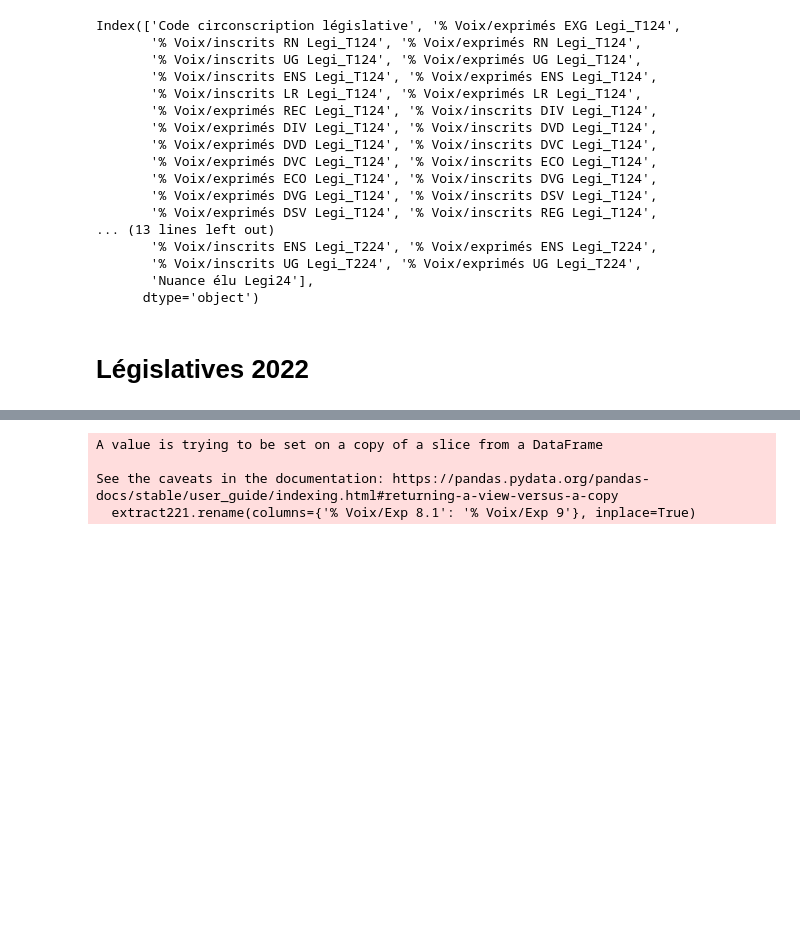
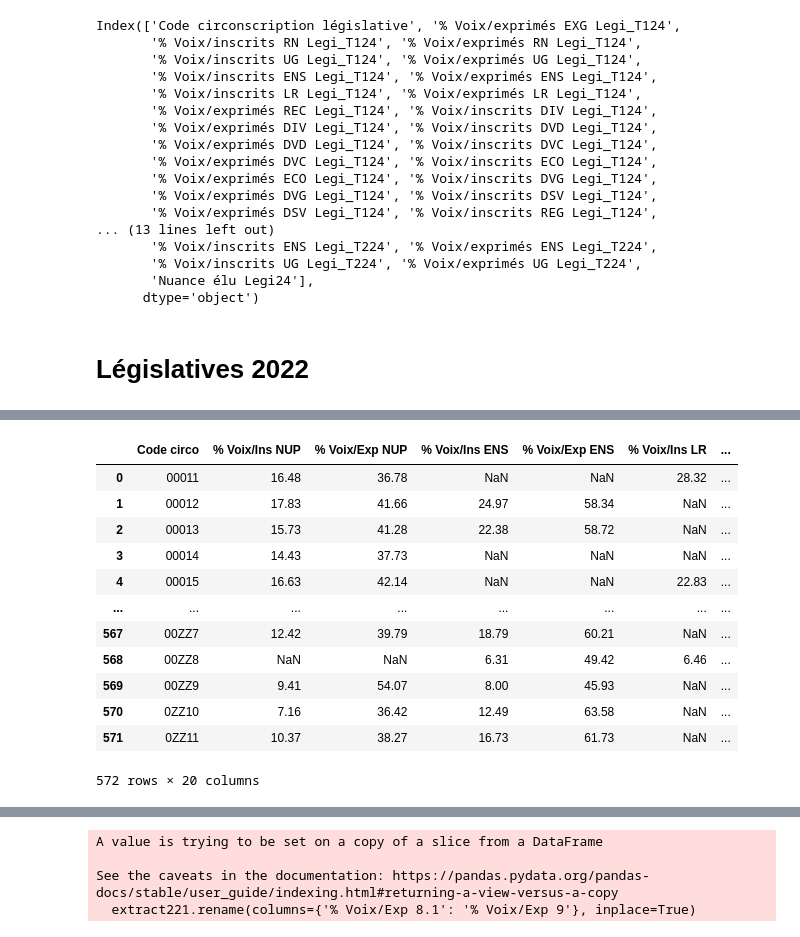
Before and after one commit to jmeynent/RisqueRNAnalyse, a Jupyter notebook: Formatage.ipynb, the cells around one changed output, grey strips where cells are left out. Drawn from its saved outputs; the diff is of its cells as text; code cells hidden in the pictures; blank space fills up the shorter version.

```diff
--- a/Formatage.ipynb
+++ b/Formatage.ipynb
@@ -651,3 +725,25 @@ circo222
+# %%
+circo222 = circo222[[ 'Code circo',
+       '% Voix/Ins NUP', '% Voix/Exp NUP', '% Voix/Ins ENS', '% Voix/Exp ENS',
+       '% Voix/Ins LR', '% Voix/Exp LR', '% Voix/Ins REG', '% Voix/Exp REG',
+       '% Voix/Ins DVG', '% Voix/Exp DVG', '% Voix/Ins RN', '% Voix/Exp RN',
+       '% Voix/Ins DVC', '% Voix/Exp DVC', '% Voix/Ins DIV', '% Voix/Exp DIV',
+       '% Voix/Ins DXG', '% Voix/Exp DXG', 'Nuance élu']]
+circo222
+# %% [output]
+|  | Code circo | % Voix/Ins NUP | % Voix/Exp NUP | % Voix/Ins ENS | % Voix/Exp ENS | % Voix/Ins LR | ... |
+| 0 | 00011 | 16.48 | 36.78 | NaN | NaN | 28.32 | ... |
+| 1 | 00012 | 17.83 | 41.66 | 24.97 | 58.34 | NaN | ... |
+| 2 | 00013 | 15.73 | 41.28 | 22.38 | 58.72 | NaN | ... |
+| 3 | 00014 | 14.43 | 37.73 | NaN | NaN | NaN | ... |
+| 4 | 00015 | 16.63 | 42.14 | NaN | NaN | 22.83 | ... |
+| ... | ... | ... | ... | ... | ... | ... | ... |
+| 567 | 00ZZ7 | 12.42 | 39.79 | 18.79 | 60.21 | NaN | ... |
+| 568 | 00ZZ8 | NaN | NaN | 6.31 | 49.42 | 6.46 | ... |
+| 569 | 00ZZ9 | 9.41 | 54.07 | 8.00 | 45.93 | NaN | ... |
+| 570 | 0ZZ10 | 7.16 | 36.42 | 12.49 | 63.58 | NaN | ... |
+| 571 | 0ZZ11 | 10.37 | 38.27 | 16.73 | 61.73 | NaN | ... |
+572 rows × 20 columns
 # %%
 #Ajout victoires premiers tours 2024
 # Obtenez le chemin du répertoire actuel (qui est RisqueRNAnalyse)
```
Also changed, not shown: parts of 24 cells of this notebook, 1 other file.
